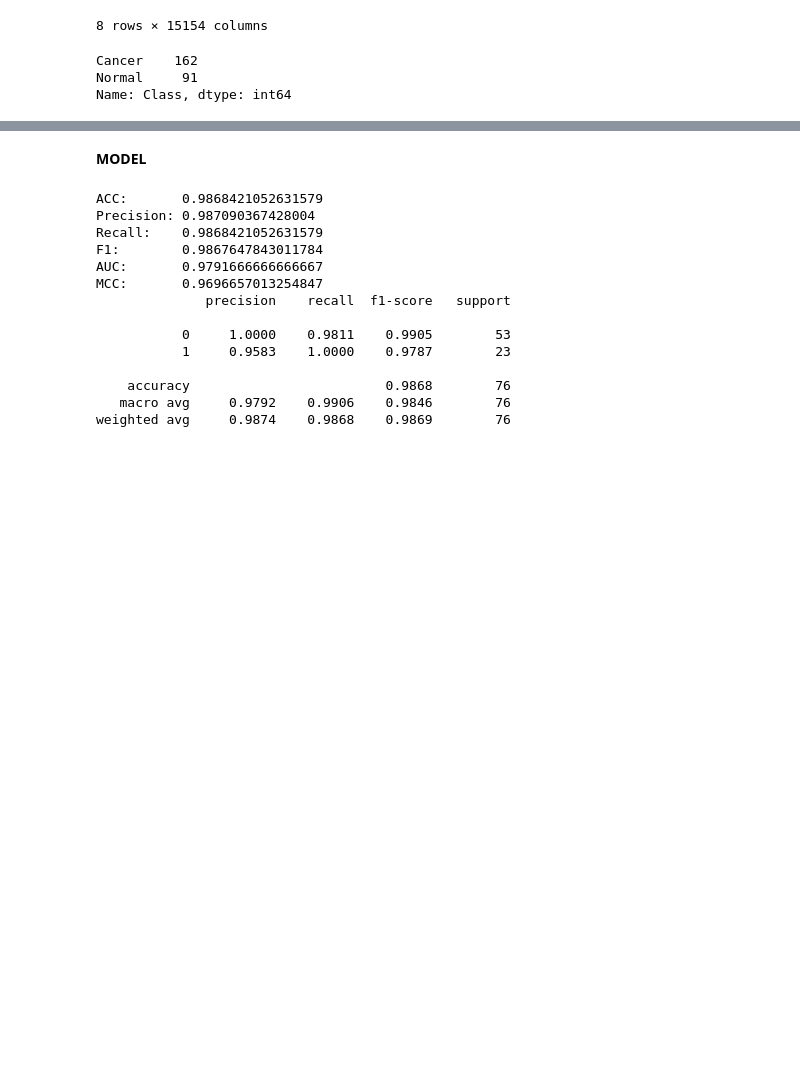
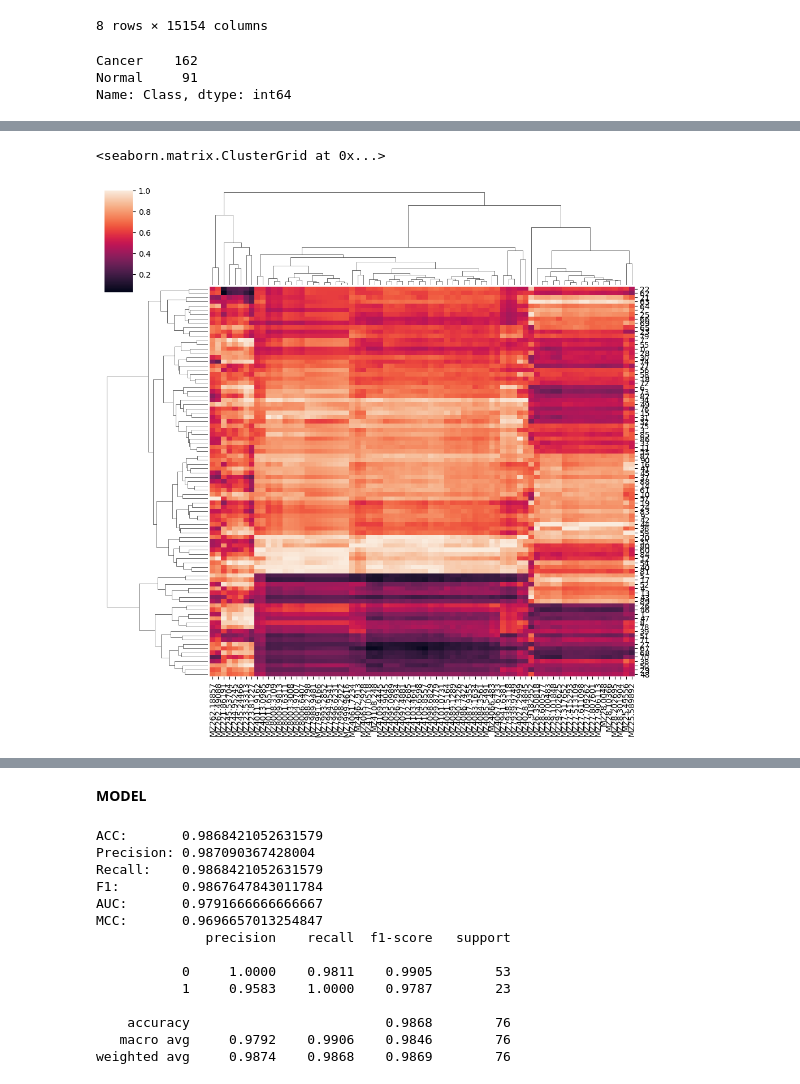
Before and after one commit to ThangLe2404/Microarray_ovarian_cancer, a Jupyter notebook: The_microarray_ovarian_cancer.ipynb, the cells around one changed output, grey strips where cells are left out. Drawn from its saved outputs; the diff is of its cells as text; code cells hidden in the pictures; blank space fills up the shorter version.

```diff
--- a/The_microarray_ovarian_cancer.ipynb
+++ b/The_microarray_ovarian_cancer.ipynb
@@ -72,0 +60,6 @@ array(['MZ-7.86E-05', 'MZ2.18E-07', 'MZ9.60E-05', ..., 'MZ19990.235',
+# %%
+df_normal_mean_score = pd.DataFrame(df_normal.mean())
+df_normal_mean_score.reset_index(inplace=True)
+df_normal_mean_score.columns = ['gene', 'ave_score']
+df_normal_mean_score = df_normal_mean_score[df_normal_mean_score['ave_score'] > 0.6]
+df_normal_mean_score
@@ -72,0 +80,6 @@ array(['MZ-7.86E-05', 'MZ2.18E-07', 'MZ9.60E-05', ..., 'MZ19990.235',
+# %%
+df_cancer_mean_score = pd.DataFrame(df_cancer.mean())
+df_cancer_mean_score.reset_index(inplace=True)
+df_cancer_mean_score.columns = ['gene', 'ave_score']
+df_cancer_mean_score = df_cancer_mean_score[df_cancer_mean_score['ave_score'] < 0.4]
+df_cancer_mean_score
@@ -72,0 +100,4 @@ array(['MZ-7.86E-05', 'MZ2.18E-07', 'MZ9.60E-05', ..., 'MZ19990.235',
+# %%
+df_result=pd.merge(df_normal_mean_score, df_cancer_mean_score, how='outer', on='gene', indicator=True)
+lst_gene = df_result[df_result['_merge'] == 'both']['gene'].tolist()
+len(lst_gene)
@@ -72,0 +106,4 @@ array(['MZ-7.86E-05', 'MZ2.18E-07', 'MZ9.60E-05', ..., 'MZ19990.235',
+# %%
+df_filter = df[lst_gene]
+df_filter['Class'] = df['Class']
+df_filter
@@ -72,0 +129,11 @@ array(['MZ-7.86E-05', 'MZ2.18E-07', 'MZ9.60E-05', ..., 'MZ19990.235',
+# %%
+df_normal=df_filter[df_filter['Class']=='Normal']
+# sns.set(font_scale=)
+sns.clustermap(
+    df_normal.iloc[:,:-1],
+    xticklabels=df_normal.columns.values[:-1],
+    yticklabels=df_normal.index.values
+)
+# %% [output]
+<seaborn.matrix.ClusterGrid at 0x...>
+[figure, added]
```
Also changed, not shown: parts of 16 cells of this notebook.
